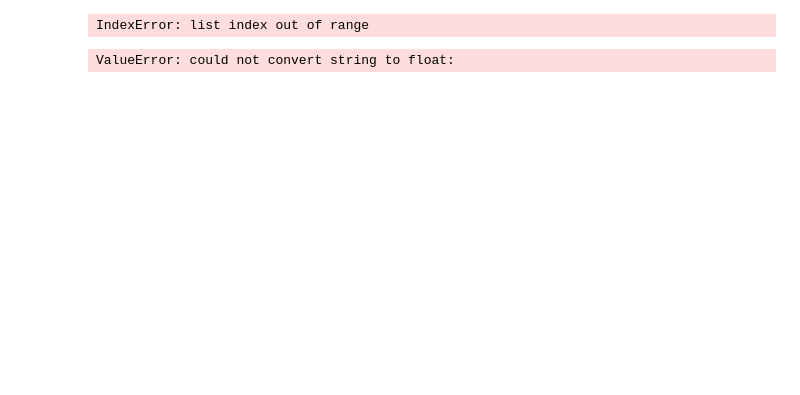
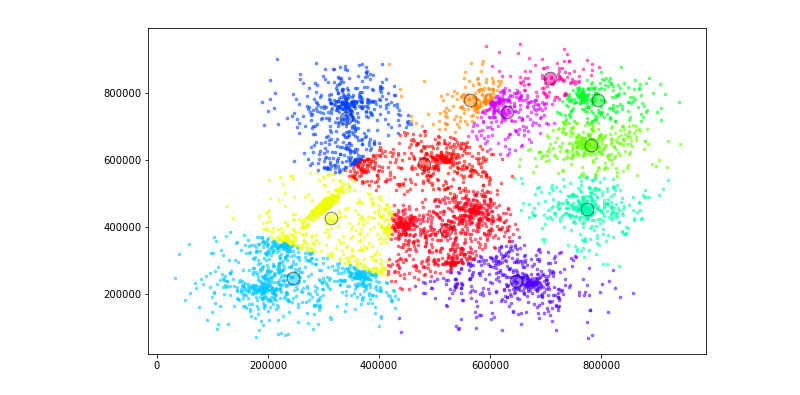
Before and after one commit to denocris/Clustering-Algorithms, a Jupyter notebook: d2/kmeans/plotting.ipynb, the cells around one changed output. Saved outputs shown, nothing was run; the diff lists cells and outputs as text; code cells hidden in the pictures; blank space fills up the shorter version.

```diff
--- a/d2/kmeans/plotting.ipynb
+++ b/d2/kmeans/plotting.ipynb
@@ -87,20 +89,13 @@ IndexError: list index out of range
 # %%
 
-cmap = get_cmap(15)
-for i in range(15):
+cmap = get_cmap(ncluster)
+for i in range(ncluster):
     plt.scatter(obs(i + 1)[0], obs(i + 1)[1], c=cmap(i),s=7 ,alpha=0.5)
     #plt.scatter(rc_x[i], rc_y[i], c=cmap(i),s=80, edgecolor='black' ,alpha=0.5)
     plt.scatter(nc_x[i], nc_y[i], c=cmap(i),s=160, edgecolor='black' ,alpha=0.5)
 #for i in range(300):
 #    plt.scatter(obs_x[i], obs_y[i], c=cmap(obs_k[i]-1),s=7 ,alpha=0.5)
 rcParams['figure.figsize'] = (10, 6)
 plt.show()
 # %% [output]
-IndexError: list index out of range
+[figure, added]
-# %%
-f2 = open("ncluster/data_2.txt","r")
-
-f2 = [line for line in f2]
-f2 = [line.strip() for line in f2]
-# %% [output]
-ValueError: could not convert string to float:
```
Also changed, not shown: parts of 5 cells of this notebook, 4 other files.
